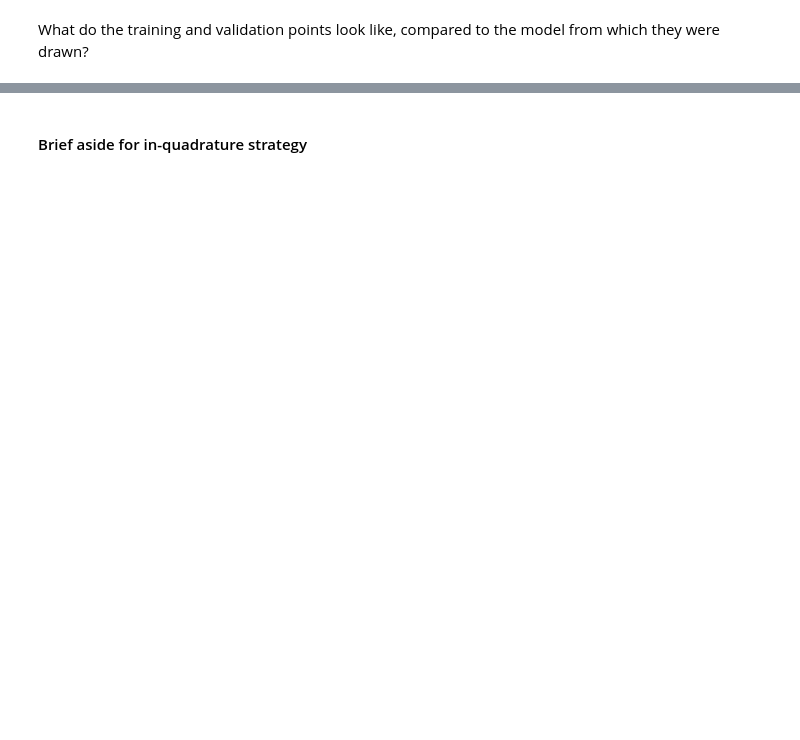
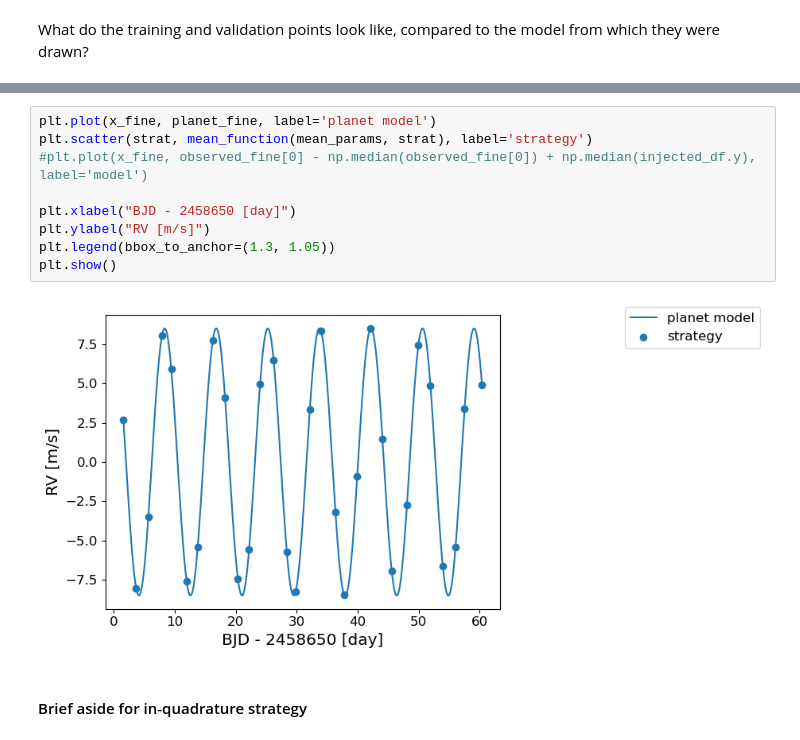
Before and after one commit to exoclam/gaspery, a Jupyter notebook: tutorials/comparison_to_fits.ipynb, the cells around one changed output, grey strips where cells are left out. Drawn from its saved outputs; the diff is of its cells as text; blank space fills up the shorter version.

```diff
--- a/tutorials/comparison_to_fits.ipynb
+++ b/tutorials/comparison_to_fits.ipynb
@@ -190,3 +200,14 @@ plt.show()
+# %%
+plt.plot(x_fine, planet_fine, label='planet model')
+plt.scatter(strat, mean_function(mean_params, strat), label='strategy')
+#plt.plot(x_fine, observed_fine[0] - np.median(observed_fine[0]) + np.median(injected_df.y), label='model')
+
+plt.xlabel("BJD - 2458650 [day]")
+plt.ylabel("RV [m/s]")
+plt.legend(bbox_to_anchor=(1.3, 1.05))
+plt.show()
+# %% [output]
+[figure, added]
 # %% [markdown]
 #### Brief aside for in-quadrature strategy
 # %%
```
Also changed, not shown: parts of 25 cells of this notebook, 4 other files.
